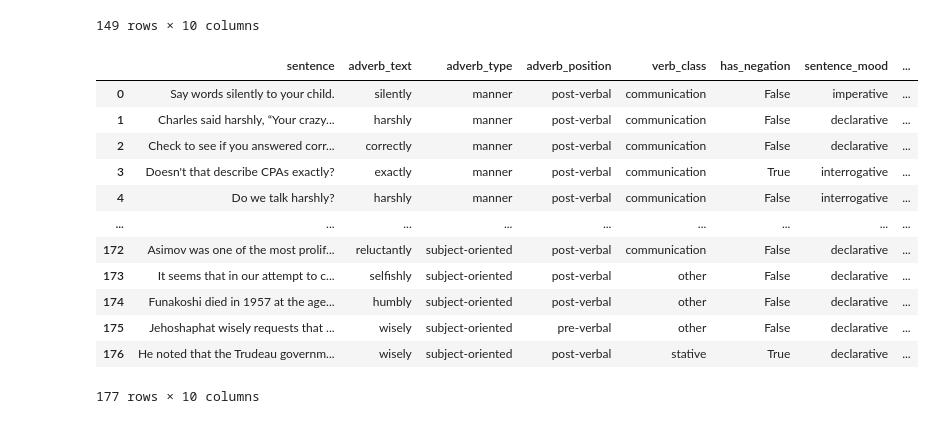
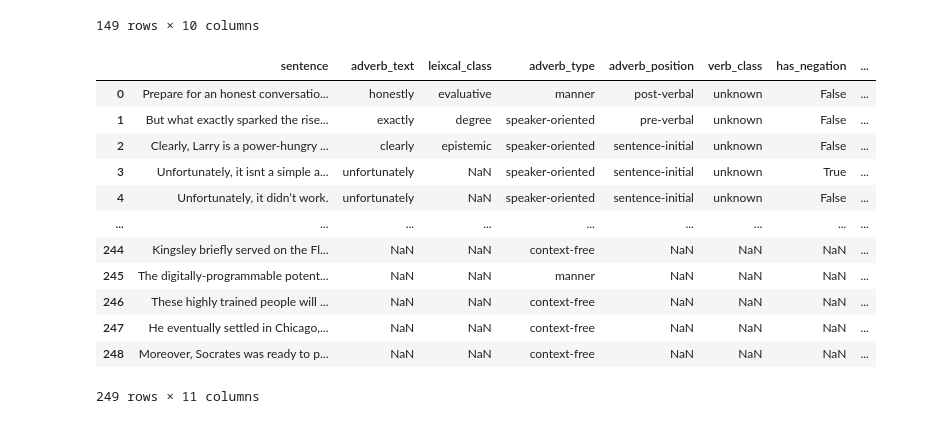
Before and after one commit to jylee1010/Adverb-pragmatic-class, a Jupyter notebook: data.ipynb, the cells around one changed output. Drawn from its saved outputs; the diff is of its cells as text; code cells hidden in the pictures.

```diff
--- a/data.ipynb
+++ b/data.ipynb
@@ -347,23 +354,25 @@ words_of_interest
 | 94011 | Determinants & Inverse Matrices M... | None | no_head_verb | declarative | unknown | False | honestly | ... |
 149 rows × 10 columns
 # %%
-manner = pd.read_csv("Adverbs.csv")
+manner = pd.read_csv("subori.csv")
 # %%
+manner.sentence = manner.sentence.str.replace("<mark>", "")
+manner.sentence = manner.sentence.str.replace("</mark>", "")
 manner
 # %% [output]
-|  | sentence | adverb_text | adverb_type | adverb_position | verb_class | has_negation | sentence_mood | ... |
-| 0 | Say words silently to your child. | silently | manner | post-verbal | communication | False | imperative | ... |
-| 1 | Charles said harshly, “Your crazy... | harshly | manner | post-verbal | communication | False | declarative | ... |
-| 2 | Check to see if you answered corr... | correctly | manner | post-verbal | communication | False | declarative | ... |
-| 3 | Doesn't that describe CPAs exactly? | exactly | manner | post-verbal | communication | True | interrogative | ... |
-| 4 | Do we talk harshly? | harshly | manner | post-verbal | communication | False | interrogative | ... |
+|  | sentence | adverb_text | leixcal_class | adverb_type | adverb_position | verb_class | has_negation | ... |
+| 0 | Prepare for an honest conversatio... | honestly | evaluative | manner | post-verbal | unknown | False | ... |
+| 1 | But what exactly sparked the rise... | exactly | degree | speaker-oriented | pre-verbal | unknown | False | ... |
+| 2 | Clearly, Larry is a power-hungry ... | clearly | epistemic | speaker-oriented | sentence-initial | unknown | False | ... |
+| 3 | Unfortunately, it isnt a simple a... | unfortunately | NaN | speaker-oriented | sentence-initial | unknown | True | ... |
+| 4 | Unfortunately, it didn’t work. | unfortunately | NaN | speaker-oriented | sentence-initial | unknown | False | ... |
 | ... | ... | ... | ... | ... | ... | ... | ... | ... |
-| 172 | Asimov was one of the most prolif... | reluctantly | subject-oriented | post-verbal | communication | False | declarative | ... |
-| 173 | It seems that in our attempt to c... | selfishly | subject-oriented | post-verbal | other | False | declarative | ... |
-| 174 | Funakoshi died in 1957 at the age... | humbly | subject-oriented | post-verbal | other | False | declarative | ... |
-| 175 | Jehoshaphat wisely requests that ... | wisely | subject-oriented | pre-verbal | other | False | declarative | ... |
-| 176 | He noted that the Trudeau governm... | wisely | subject-oriented | post-verbal | stative | True | declarative | ... |
+| 244 | Kingsley briefly served on the Fl... | NaN | NaN | context-free | NaN | NaN | NaN | ... |
+| 245 | The digitally-programmable potent... | NaN | NaN | manner | NaN | NaN | NaN | ... |
+| 246 | These highly trained people will ... | NaN | NaN | context-free | NaN | NaN | NaN | ... |
+| 247 | He eventually settled in Chicago,... | NaN | NaN | context-free | NaN | NaN | NaN | ... |
+| 248 | Moreover, Socrates was ready to p... | NaN | NaN | context-free | NaN | NaN | NaN | ... |
-177 rows × 10 columns
+249 rows × 11 columns
 # %%
 man = manner[["sentence", "adverb_type"]].join(manner.apply(grammatical_features, axis=1).apply(pd.Series))
 # %%
```
Also changed, not shown: parts of 2 cells of this notebook, 2 other files.
